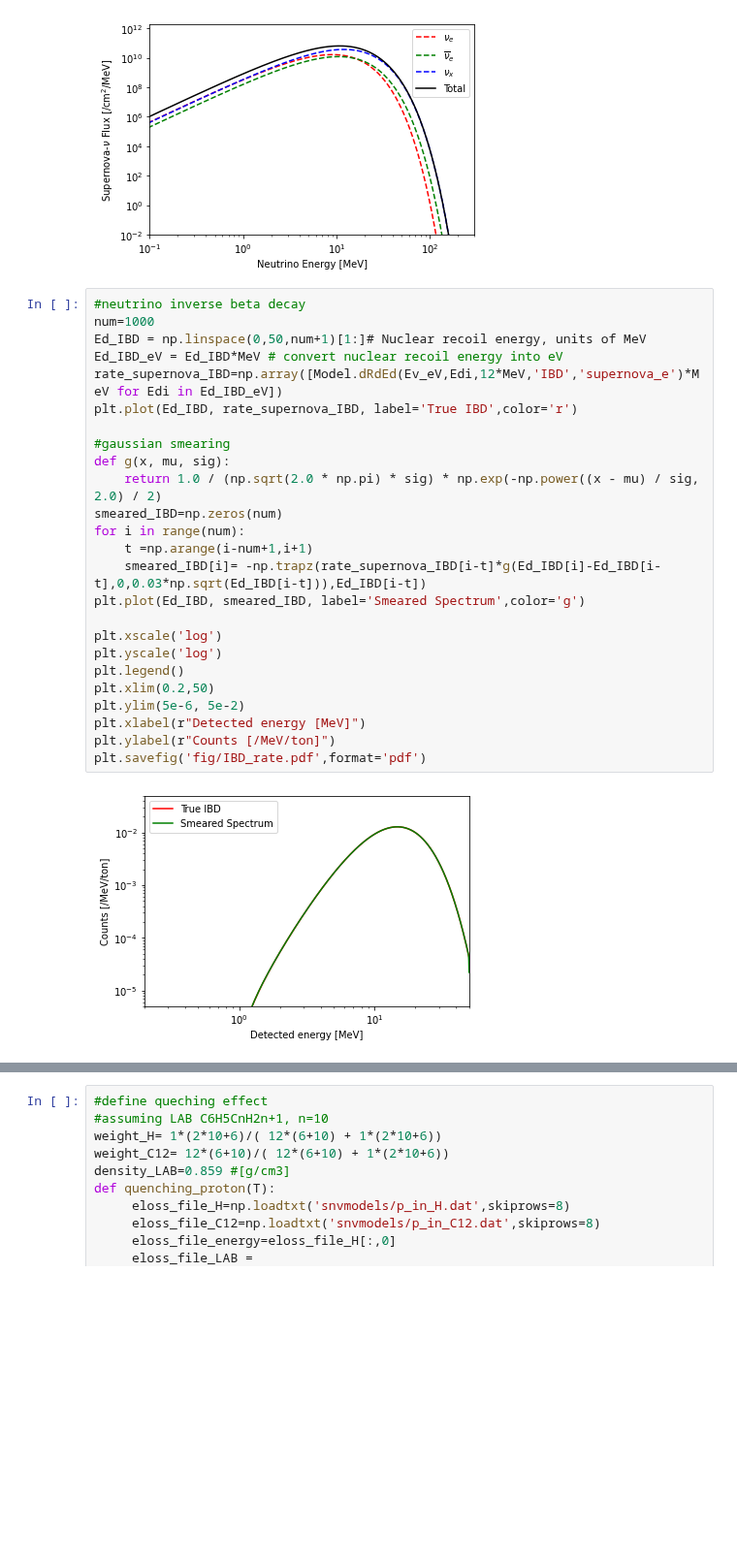
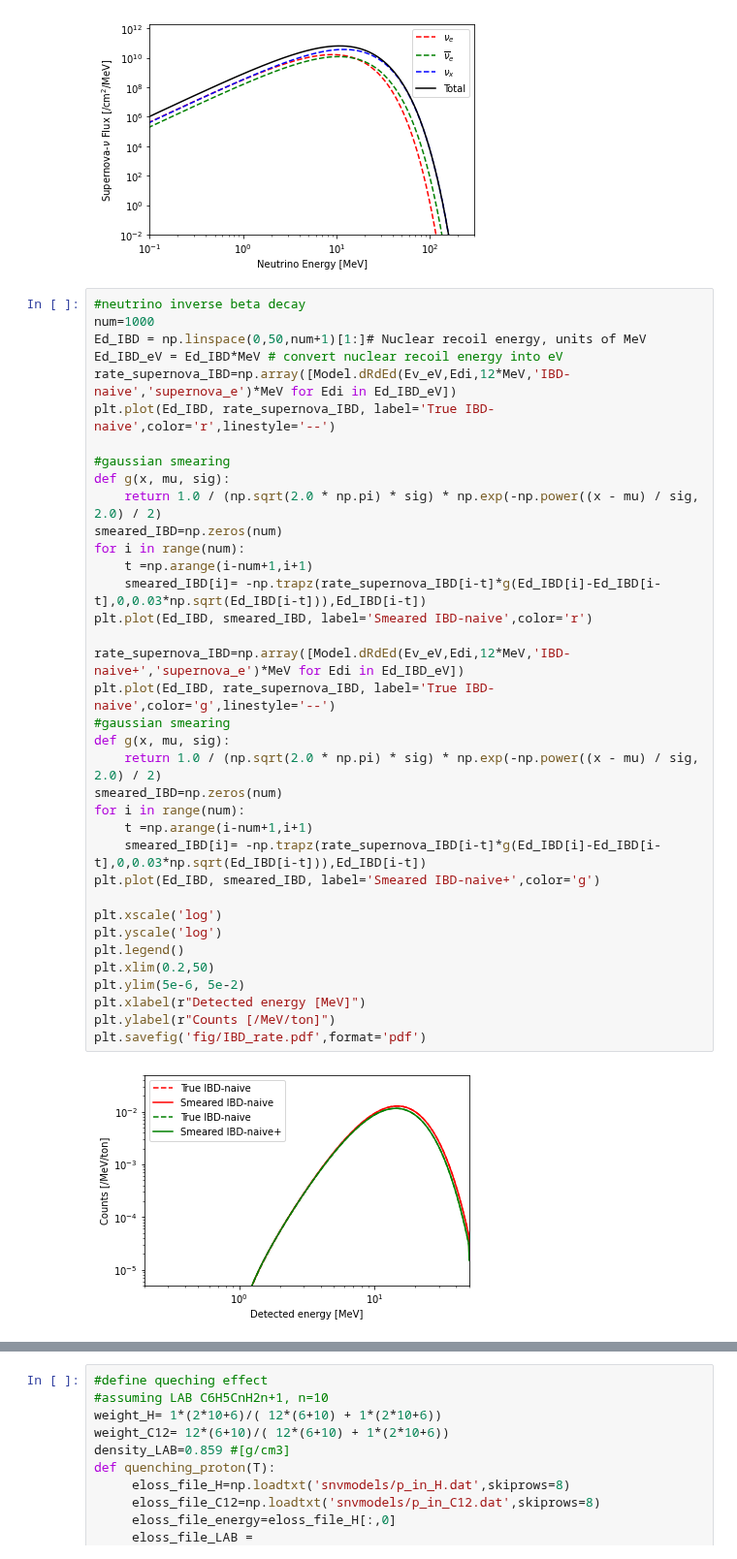
Before and after one commit to mjzurowski/sgm, a Jupyter notebook: Neutrino-LAB-testclass.ipynb, the cells around one changed output, grey strips where cells are left out. Shown at 97% size. Drawn from its saved outputs; the diff is of its cells as text; blank space fills up the shorter version.

```diff
--- a/Neutrino-LAB-testclass.ipynb
+++ b/Neutrino-LAB-testclass.ipynb
@@ -41,30 +41,41 @@ plt.savefig('fig/snv_flux.pdf',format='pdf')
 # %%
 #neutrino inverse beta decay
 num=1000
 Ed_IBD = np.linspace(0,50,num+1)[1:]# Nuclear recoil energy, units of MeV
 Ed_IBD_eV = Ed_IBD*MeV # convert nuclear recoil energy into eV
-rate_supernova_IBD=np.array([Model.dRdEd(Ev_eV,Edi,12*MeV,'IBD','supernova_e')*MeV for Edi in Ed_IBD_eV])
-plt.plot(Ed_IBD, rate_supernova_IBD, label='True IBD',color='r')
+rate_supernova_IBD=np.array([Model.dRdEd(Ev_eV,Edi,12*MeV,'IBD-naive','supernova_e')*MeV for Edi in Ed_IBD_eV])
+plt.plot(Ed_IBD, rate_supernova_IBD, label='True IBD-naive',color='r',linestyle='--')
 
 #gaussian smearing
 def g(x, mu, sig):
     return 1.0 / (np.sqrt(2.0 * np.pi) * sig) * np.exp(-np.power((x - mu) / sig, 2.0) / 2)
 smeared_IBD=np.zeros(num)
 for i in range(num):
     t =np.arange(i-num+1,i+1)
     smeared_IBD[i]= -np.trapz(rate_supernova_IBD[i-t]*g(Ed_IBD[i]-Ed_IBD[i-t],0,0.03*np.sqrt(Ed_IBD[i-t])),Ed_IBD[i-t])
-plt.plot(Ed_IBD, smeared_IBD, label='Smeared Spectrum',color='g')
+plt.plot(Ed_IBD, smeared_IBD, label='Smeared IBD-naive',color='r')
+
+rate_supernova_IBD=np.array([Model.dRdEd(Ev_eV,Edi,12*MeV,'IBD-naive+','supernova_e')*MeV for Edi in Ed_IBD_eV])
+plt.plot(Ed_IBD, rate_supernova_IBD, label='True IBD-naive',color='g',linestyle='--')
+#gaussian smearing
+def g(x, mu, sig):
+    return 1.0 / (np.sqrt(2.0 * np.pi) * sig) * np.exp(-np.power((x - mu) / sig, 2.0) / 2)
+smeared_IBD=np.zeros(num)
+for i in range(num):
+    t =np.arange(i-num+1,i+1)
+    smeared_IBD[i]= -np.trapz(rate_supernova_IBD[i-t]*g(Ed_IBD[i]-Ed_IBD[i-t],0,0.03*np.sqrt(Ed_IBD[i-t])),Ed_IBD[i-t])
+plt.plot(Ed_IBD, smeared_IBD, label='Smeared IBD-naive+',color='g')
 
 plt.xscale('log')
 plt.yscale('log')
 plt.legend()
 plt.xlim(0.2,50)
 plt.ylim(5e-6, 5e-2)
 plt.xlabel(r"Detected energy [MeV]")
 plt.ylabel(r"Counts [/MeV/ton]")
 plt.savefig('fig/IBD_rate.pdf',format='pdf')
 # %% [output]
-[figure, old version]
+[figure, new version]
 # %%
 print("Channel IBD: ")
 print("Number of events for JUNO (20kt) with a threshold of 0.2 MeV: ", np.trapz(rate_supernova_IBD,Ed_IBD)*2e4)
```
Also changed, not shown: parts of 8 cells of this notebook, 13 other files.
